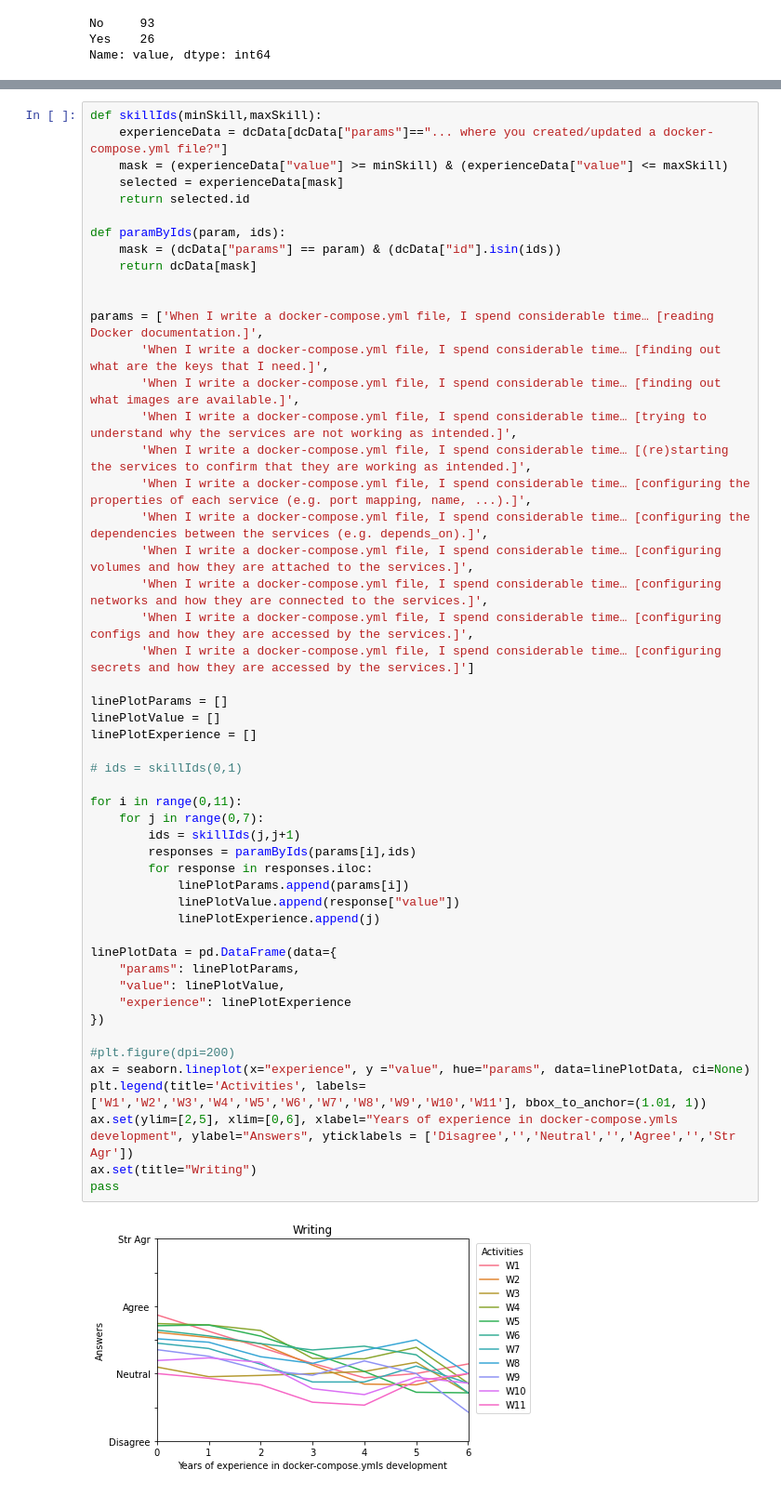
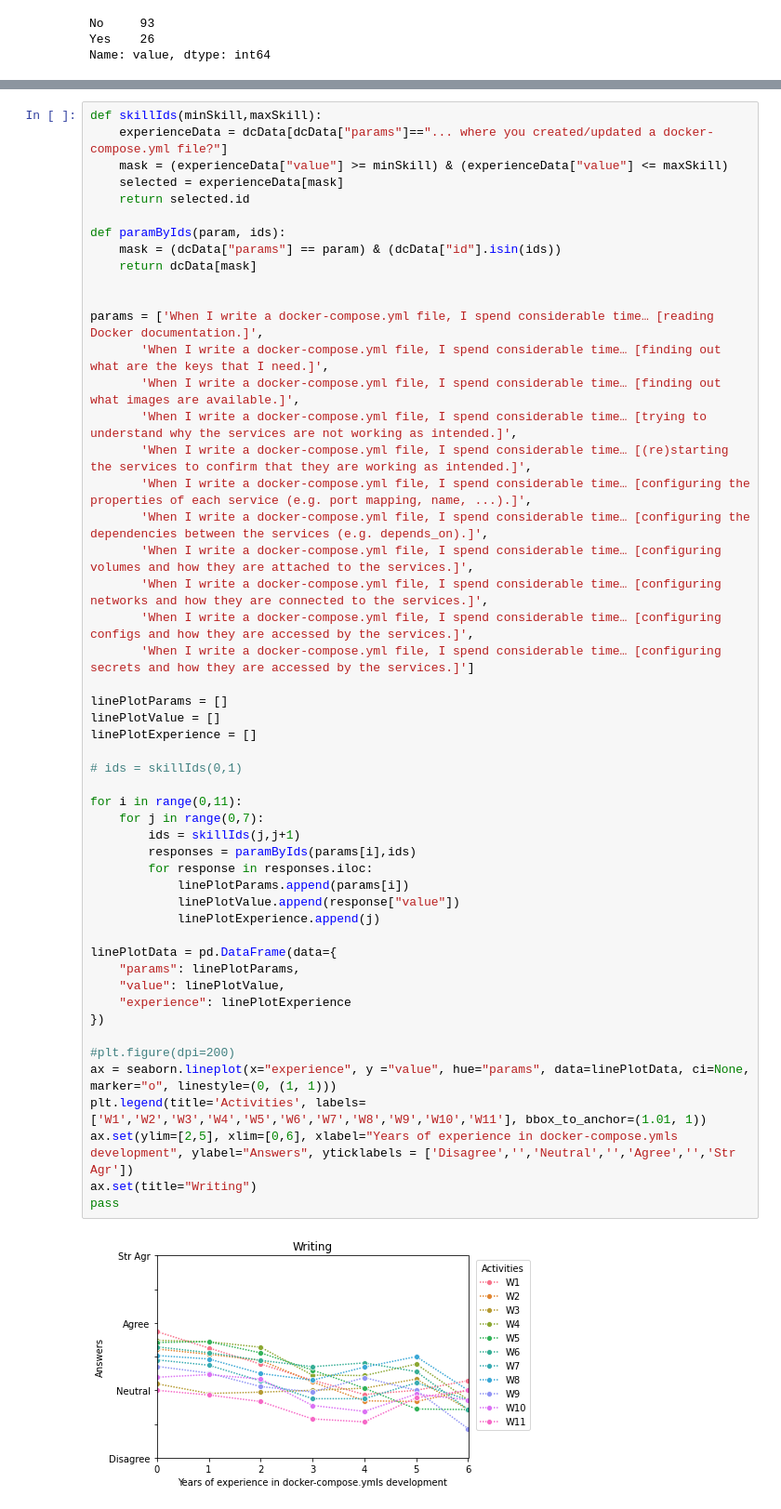
Before and after one commit to davidreis97/challenges_with_docker, a Jupyter notebook: data_analysis/analysis.ipynb, the cells around one changed output, grey strips where cells are left out. Shown at 93% size. Drawn from its saved outputs; the diff is of its cells as text.

Commit message:
Add markers to lineplots to better convey discrete data

```diff
--- a/data_analysis/analysis.ipynb
+++ b/data_analysis/analysis.ipynb
@@ -583,35 +583,35 @@ params = ['When I write a docker-compose.yml file, I spend considerable time…
        'When I write a docker-compose.yml file, I spend considerable time… [configuring configs and how they are accessed by the services.]',
        'When I write a docker-compose.yml file, I spend considerable time… [configuring secrets and how they are accessed by the services.]']
 
 linePlotParams = []
 linePlotValue = []
 linePlotExperience = []
 
 # ids = skillIds(0,1)
 
 for i in range(0,11):
     for j in range(0,7):
         ids = skillIds(j,j+1)
         responses = paramByIds(params[i],ids)
         for response in responses.iloc:
             linePlotParams.append(params[i])
             linePlotValue.append(response["value"])
             linePlotExperience.append(j)
 
 linePlotData = pd.DataFrame(data={
     "params": linePlotParams,
     "value": linePlotValue,
     "experience": linePlotExperience
 })
 
 #plt.figure(dpi=200)
-ax = seaborn.lineplot(x="experience", y ="value", hue="params", data=linePlotData, ci=None)
+ax = seaborn.lineplot(x="experience", y ="value", hue="params", data=linePlotData, ci=None, marker="o", linestyle=(0, (1, 1)))
 plt.legend(title='Activities', labels=['W1','W2','W3','W4','W5','W6','W7','W8','W9','W10','W11'], bbox_to_anchor=(1.01, 1))
 ax.set(ylim=[2,5], xlim=[0,6], xlabel="Years of experience in docker-compose.ymls development", ylabel="Answers", yticklabels = ['Disagree','','Neutral','','Agree','','Str Agr'])
 ax.set(title="Writing")
 pass
 # %% [output]
-[figure, old version]
+[figure, new version]
 # %%
 def skillIds(minSkill,maxSkill):
     experienceData = dcData[dcData["params"]=="... where you created/updated a docker-compose.yml file?"]
```
Also changed, not shown: parts of 9 cells of this notebook.
